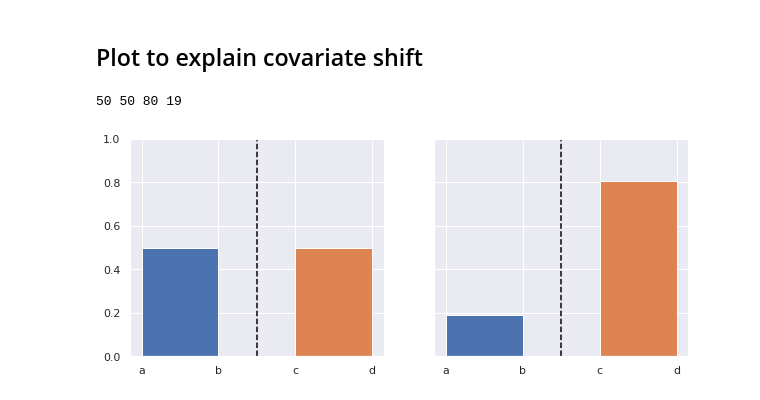
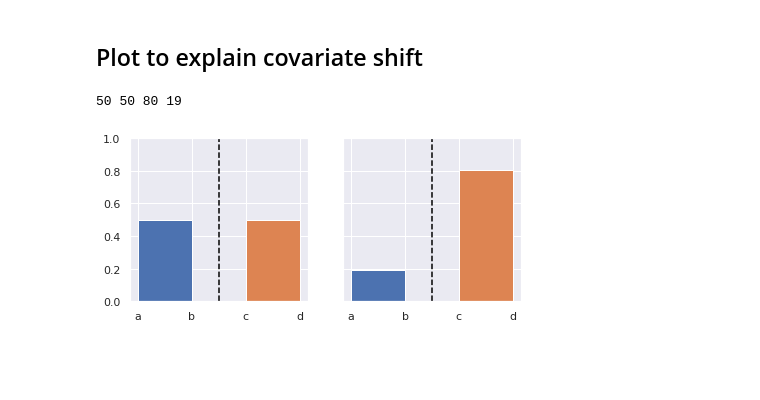
Before and after one commit to pglez82/quant_datasetshift, a Jupyter notebook: datasetshift_drawings.ipynb, the cells around one changed output. Drawn from its saved outputs; the diff is of its cells as text; code cells hidden in the pictures; blank space fills up the shorter version.

Commit message:
change figure size

```diff
--- a/datasetshift_drawings.ipynb
+++ b/datasetshift_drawings.ipynb
@@ -409,7 +409,7 @@ p2 = 0.8
 
 sns.set_theme()
 
-fig, axs = plt.subplots(1,2,figsize=(10,4),sharey='row')
+fig, axs = plt.subplots(1,2,figsize=(7,3),sharey='row')
 
 data1_pos = int(100*p1)
 data1_neg = int(100*(1-p1))
@@ -420,31 +420,31 @@ print(data1_pos,data1_neg,data2_pos,data2_neg)
 
 data1 = [5]*data1_neg+[9]*data1_pos
 data2 = [5]*data2_neg+[9]*data2_pos
 
 bin_limits = (4,6,8,10)
 
 ax = sns.histplot(data=data1,bins=bin_limits,ax=axs[0], stat='probability')
 ax.patches[0].set_facecolor(sns.color_palette()[0])
 ax.patches[2].set_facecolor(sns.color_palette()[1])
 ax.set(xticklabels=[])
 ax.set(ylim=(0, 1))
 ax.set(ylabel=None)
 ax.set_xticks(bin_limits)
 ax.set_xticklabels(['a','b','c','d'])
 ax.axvline(7,linewidth=1.5,linestyle='--', color='black')
 
 
 ax = sns.histplot(data=data2,bins=bin_limits, ax=axs[1], stat='probability')
 ax.patches[0].set_facecolor(sns.color_palette()[0])
 ax.patches[2].set_facecolor(sns.color_palette()[1])
 ax.set(xticklabels=[])
 ax.set(ylabel=None)
 ax.set_xticks(bin_limits)
 ax.set_xticklabels(['a','b','c','d'])
 ax.axvline(7,linewidth=1.5,linestyle='--', color='black')
 
 plt.savefig(os.path.join(export_dir,'images/prior_or_covariate.pdf'),format='pdf', bbox_inches='tight')
 plt.savefig(os.path.join(export_dir,'images/prior_or_covariate.png'),format='png', bbox_inches='tight')
 # %% [output]
 50 50 80 19
-[figure, old version]
+[figure, new version]
```
